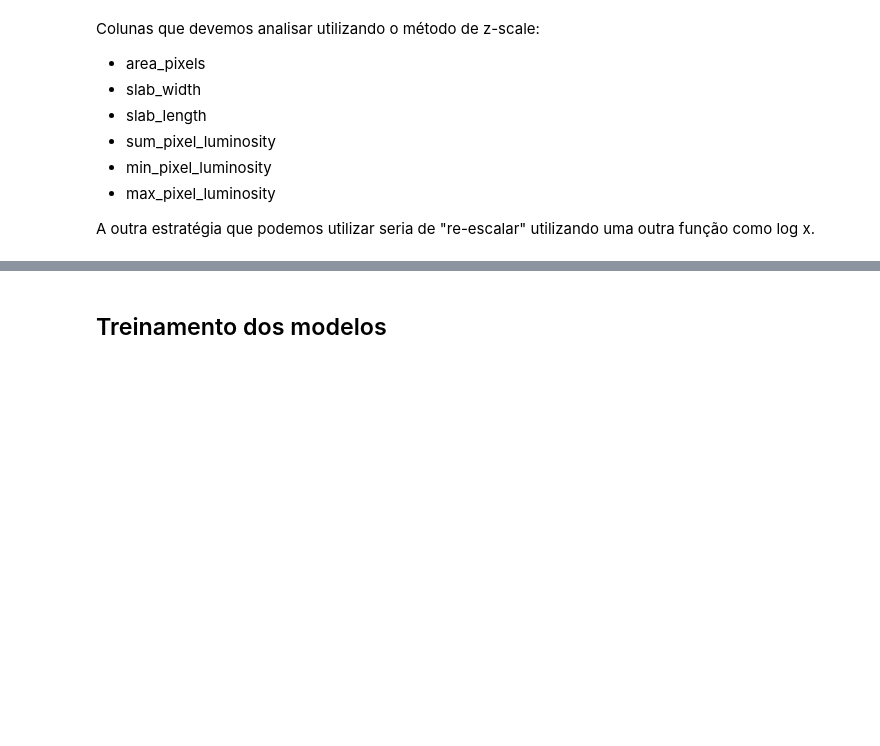
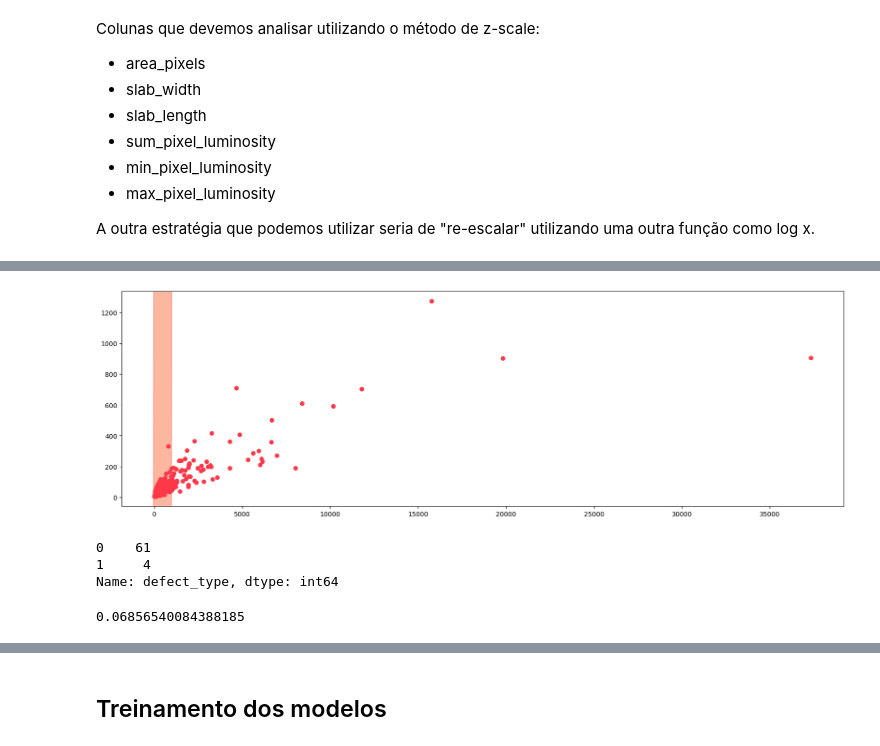
Before and after one commit to beamaia/steel-plates-arcelor, a Jupyter notebook: notebooks/desafio_beatriz_maia.ipynb, the cells around one changed output, grey strips where cells are left out. Cells and saved outputs as stored; diff of their text form; code cells hidden in the pictures; blank space fills up the shorter version.

Commit message:
removing outliers

```diff
--- a/notebooks/desafio_beatriz_maia.ipynb
+++ b/notebooks/desafio_beatriz_maia.ipynb
@@ -948,0 +1092,32 @@ scatter_plot(no_zero_values, 'conveyer_width',  'max_pixel_luminosity')
+# %%
+## Finding ellipse dimensions
+pearson = covariance[0, 1]/np.sqrt(covariance[0, 0] * covariance[1, 1])
+ell_radius_x = np.sqrt(1 + pearson)
+ell_radius_y = np.sqrt(1 - pearson)
+lambda_, v = np.linalg.eig(covariance)
+lambda_ = np.sqrt(lambda_)
+
+# Ellipse patch
+ellipse = patches.Ellipse(xy=(centerpoint[0], centerpoint[1]),
+                  width=lambda_[0]*np.sqrt(cutoff)*2, height=lambda_[1]*np.sqrt(cutoff)*2,
+                  angle=np.rad2deg(np.arccos(v[0, 0])), edgecolor='#fc3849')
+ellipse.set_facecolor('#fc7141')
+ellipse.set_alpha(0.5)
+
+fig = plt.figure(figsize=(20,6))
+ax = plt.subplot()
+ax.add_artist(ellipse)
+plt.scatter(df[: , 0], df[ : , 1], color='#fc3849')
+plt.show()
+# %% [output]
+[figure, added]
+# %%
+no_zero_values.iloc[outlier_indexes]['defect_type'].value_counts()
+# %% [output]
+0    61
+1     4
+Name: defect_type, dtype: int64
+# %%
+65 / len(no_zero_values)
+# %% [output]
+0.06856540084388185
```
Also changed, not shown: parts of 18 cells of this notebook.
